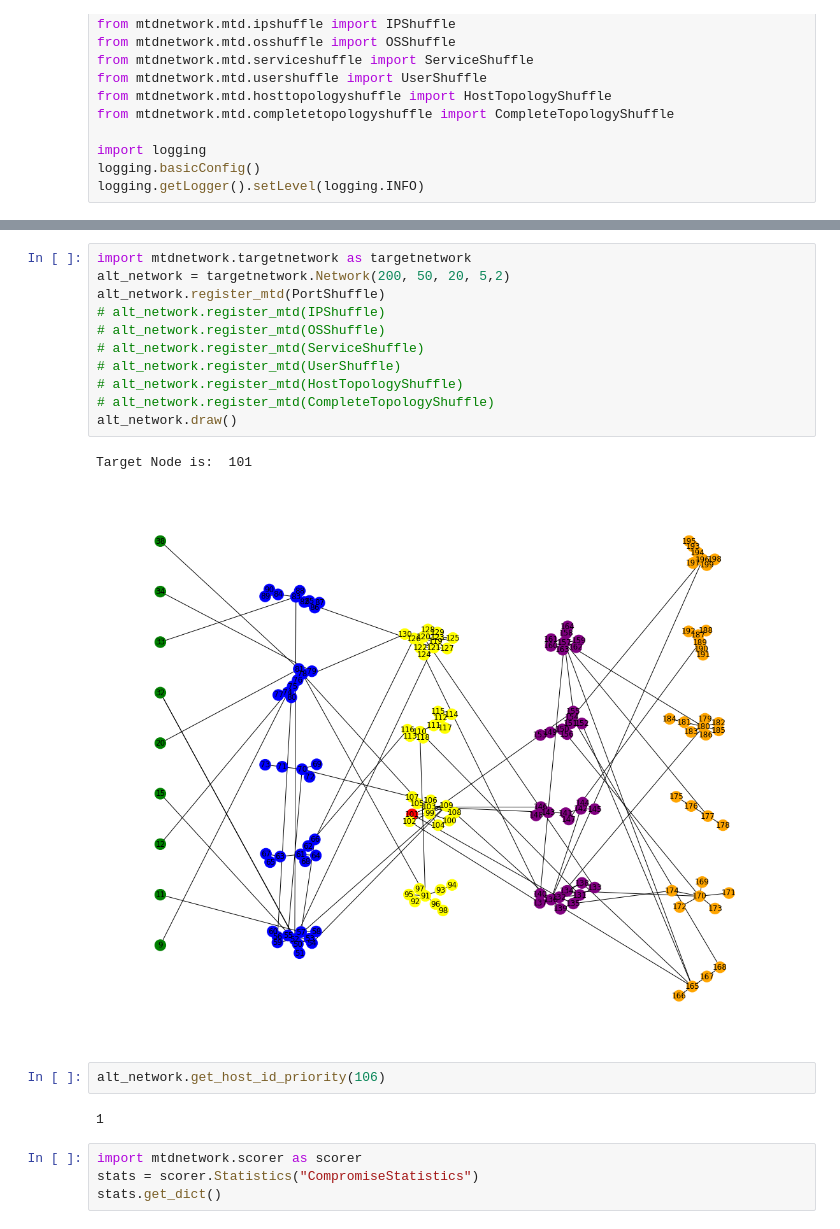
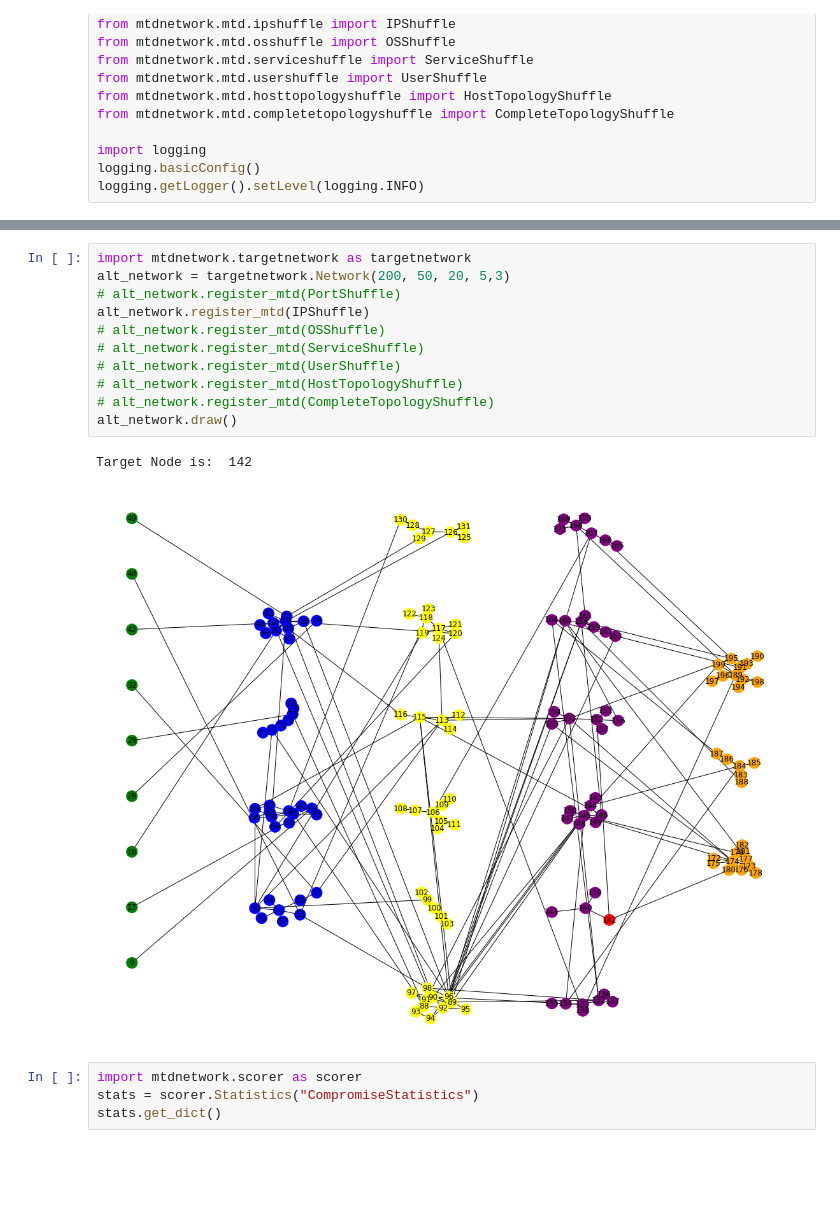
Before and after one commit to yuanyuan2000/MTDGame, a Jupyter notebook: test_mtdnetwork.ipynb, the cells around one changed output, grey strips where cells are left out. Drawn from its saved outputs; the diff is of its cells as text; blank space fills up the shorter version.

```diff
--- a/test_mtdnetwork.ipynb
+++ b/test_mtdnetwork.ipynb
@@ -40,21 +37,17 @@ Number of endpoints: 5
 # %%
 import mtdnetwork.targetnetwork as targetnetwork
-alt_network = targetnetwork.Network(200, 50, 20, 5,2)
-alt_network.register_mtd(PortShuffle)
-# alt_network.register_mtd(IPShuffle)
+alt_network = targetnetwork.Network(200, 50, 20, 5,3)
+# alt_network.register_mtd(PortShuffle)
+alt_network.register_mtd(IPShuffle)
 # alt_network.register_mtd(OSShuffle)
 # alt_network.register_mtd(ServiceShuffle)
 # alt_network.register_mtd(UserShuffle)
 # alt_network.register_mtd(HostTopologyShuffle)
 # alt_network.register_mtd(CompleteTopologyShuffle)
 alt_network.draw()
 # %% [output]
-Target Node is:  101
+Target Node is:  142
-[figure, old version]
+[figure, new version]
-# %%
-alt_network.get_host_id_priority(106)
-# %% [output]
-1
 # %%
 import mtdnetwork.scorer as scorer
 stats = scorer.Statistics("CompromiseStatistics")
```
Also changed, not shown: parts of 13 cells of this notebook, 2 other files.
